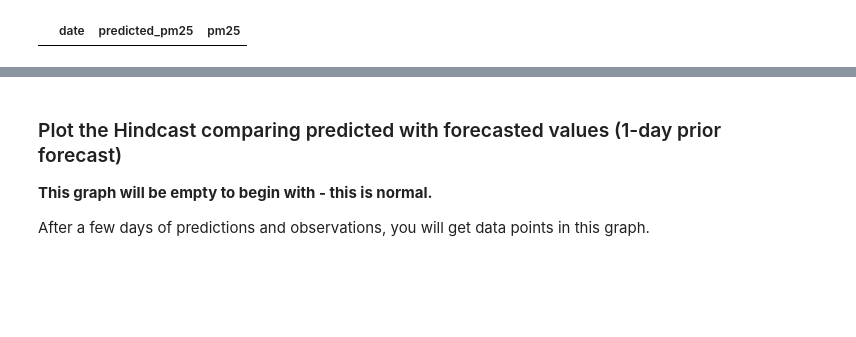
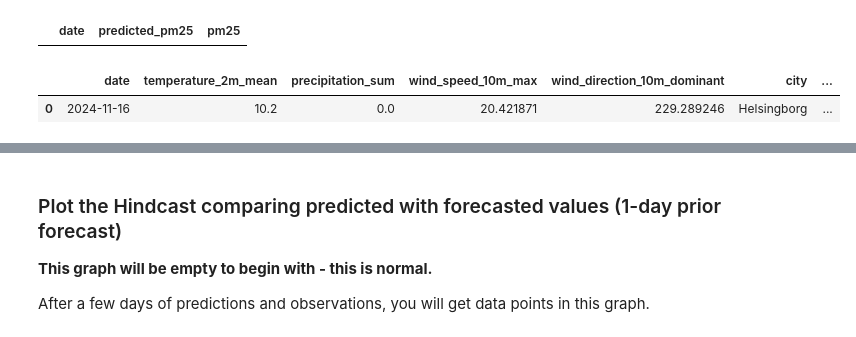
Before and after one commit to iamrobzy/air-quality-prediction, a Jupyter notebook: notebooks/ch03/4_air_quality_batch_inference.ipynb, the cells around one changed output, grey strips where cells are left out. Saved outputs shown, nothing was run; the diff lists cells and outputs as text; code cells hidden in the pictures; blank space fills up the shorter version.

```diff
--- a/notebooks/ch03/4_air_quality_batch_inference.ipynb
+++ b/notebooks/ch03/4_air_quality_batch_inference.ipynb
@@ -272,3 +271,8 @@ hindcast_df = hindcast_df.sort_values(by=['date'])
 hindcast_df
 # %% [output]
 |  | date | predicted_pm25 | pm25 |
+# %%
+monitoring_df.sort_values(by='date')
+# %% [output]
+|  | date | temperature_2m_mean | precipitation_sum | wind_speed_10m_max | wind_direction_10m_dominant | city | ... |
+| 0 | 2024-11-16 | 10.2 | 0.0 | 20.421871 | 229.289246 | Helsingborg | ... |
```
Also changed, not shown: parts of 17 cells of this notebook, 9 other files.
